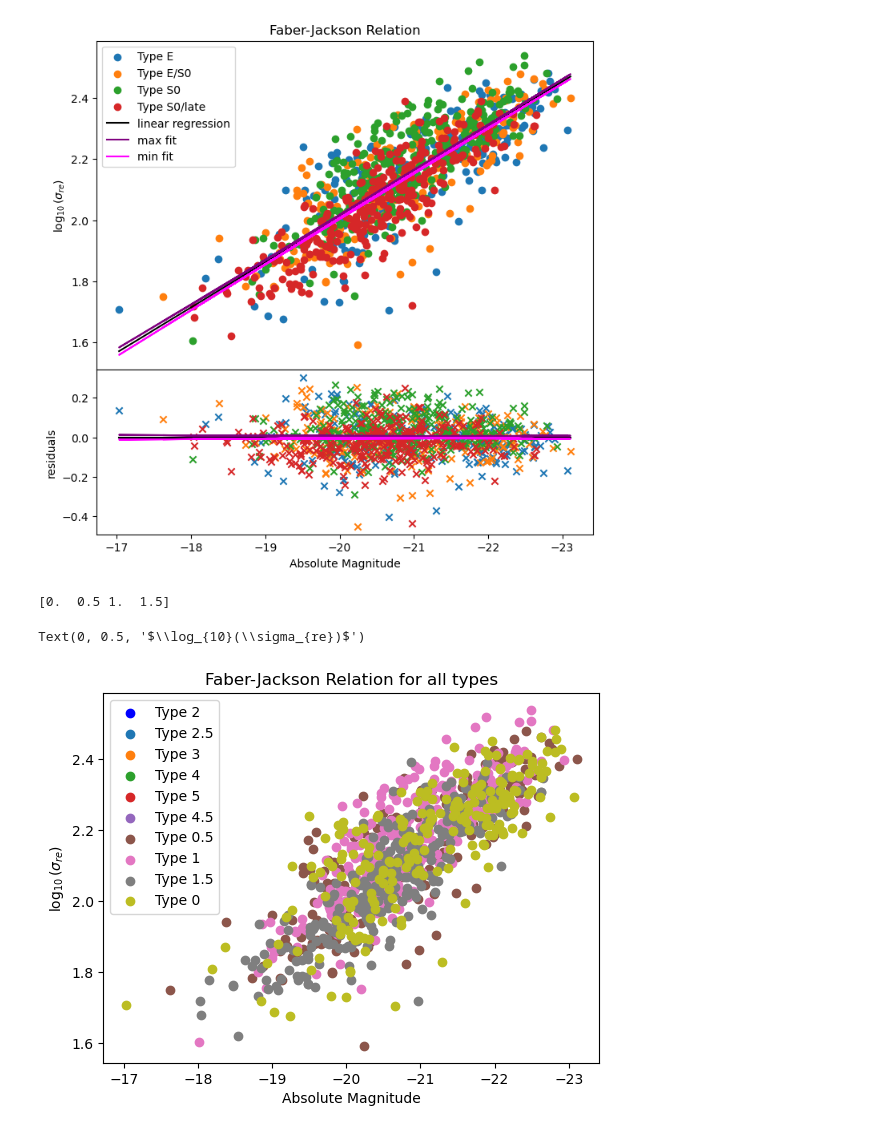
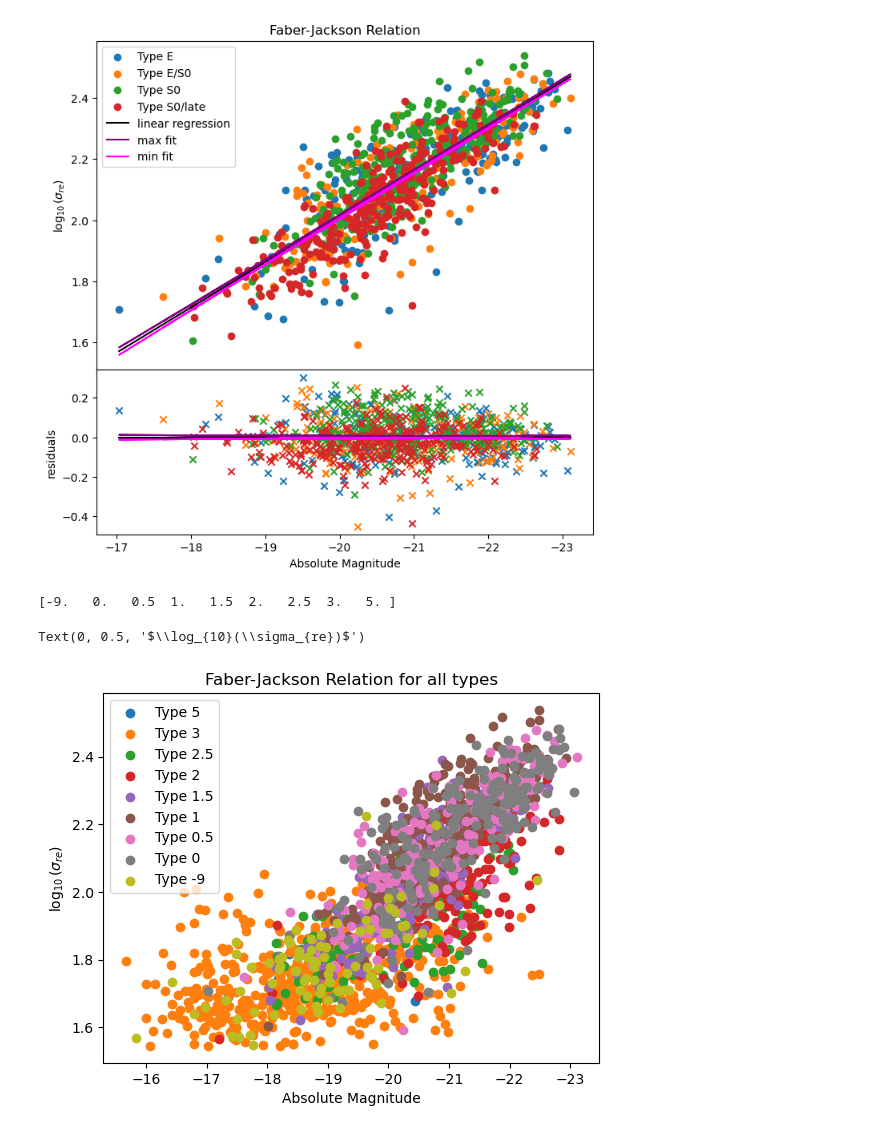
Before and after one commit to lina-pp/PHYS3116_Group3, a Jupyter notebook: FINAL PLOTS.ipynb, the cells around one changed output. Cells and saved outputs as stored; diff of their text form; code cells hidden in the pictures.

```diff
--- a/FINAL PLOTS.ipynb
+++ b/FINAL PLOTS.ipynb
@@ -132,25 +153,32 @@ plt.subplots_adjust(hspace=0)
 # %% [output]
 [figure]
 # %%
-plt.scatter(M[type == 2], sigma[type == 2], label="Type 2", color = 'blue')
+skiprow, catid, type, sigma_re, m_r = np.loadtxt('cleaned_data_mr_all.txt', unpack=True) #importing the entire data set
+
+sigma = np.log10(sigma_re) # taking the log of each sigma value
+M = m_r   # m_r
+
+# plotting each type on the faber jackson relation
+plt.scatter(M[type == 5], sigma[type == 5], label="Type 5")
+plt.scatter(M[type == 3], sigma[type == 3], label="Type 3")
 plt.scatter(M[type == 2.5], sigma[type == 2.5], label="Type 2.5")
-plt.scatter(M[type == 3], sigma[type == 3], label="Type 3")
-plt.scatter(M[type == 4], sigma[type == 4], label="Type 4")
-plt.scatter(M[type == 5], sigma[type == 5], label="Type 5")
-plt.scatter(M[type == 4.5], sigma[type == 4.5], label="Type 4.5")
+plt.scatter(M[type == 2], sigma[type == 2], label="Type 2")
+plt.scatter(M[type == 1.5], sigma[type == 1.5], label="Type 1.5")
+plt.scatter(M[type == 1], sigma[type == 1], label="Type 1")
 plt.scatter(M[type == 0.5], sigma[type == 0.5], label="Type 0.5")
-plt.scatter(M[type == 1], sigma[type == 1], label="Type 1")
-plt.scatter(M[type == 1.5], sigma[type == 1.5], label="Type 1.5")
 plt.scatter(M[type == 0], sigma[type == 0], label="Type 0")
+plt.scatter(M[type == -9], sigma[type == -9], label="Type -9")
 
+#checking all the types are accounted for
 print(np.unique(type))
+
+# labeling, ploting and inverting axis for plot
 plt.gca().invert_xaxis()
-
 plt.legend(loc="best")
 plt.title("Faber-Jackson Relation for all types")
 plt.xlabel(r"Absolute Magnitude")
 plt.ylabel(r"$\log_{10}(\sigma_{re})$")
 # %% [output]
-[0.  0.5 1.  1.5]
+[-9.   0.   0.5  1.   1.5  2.   2.5  3.   5. ]
 Text(0, 0.5, '$\\log_{10}(\\sigma_{re})$')
-[figure, old version]
+[figure, new version]
```
Also changed, not shown: parts of 3 cells of this notebook.
